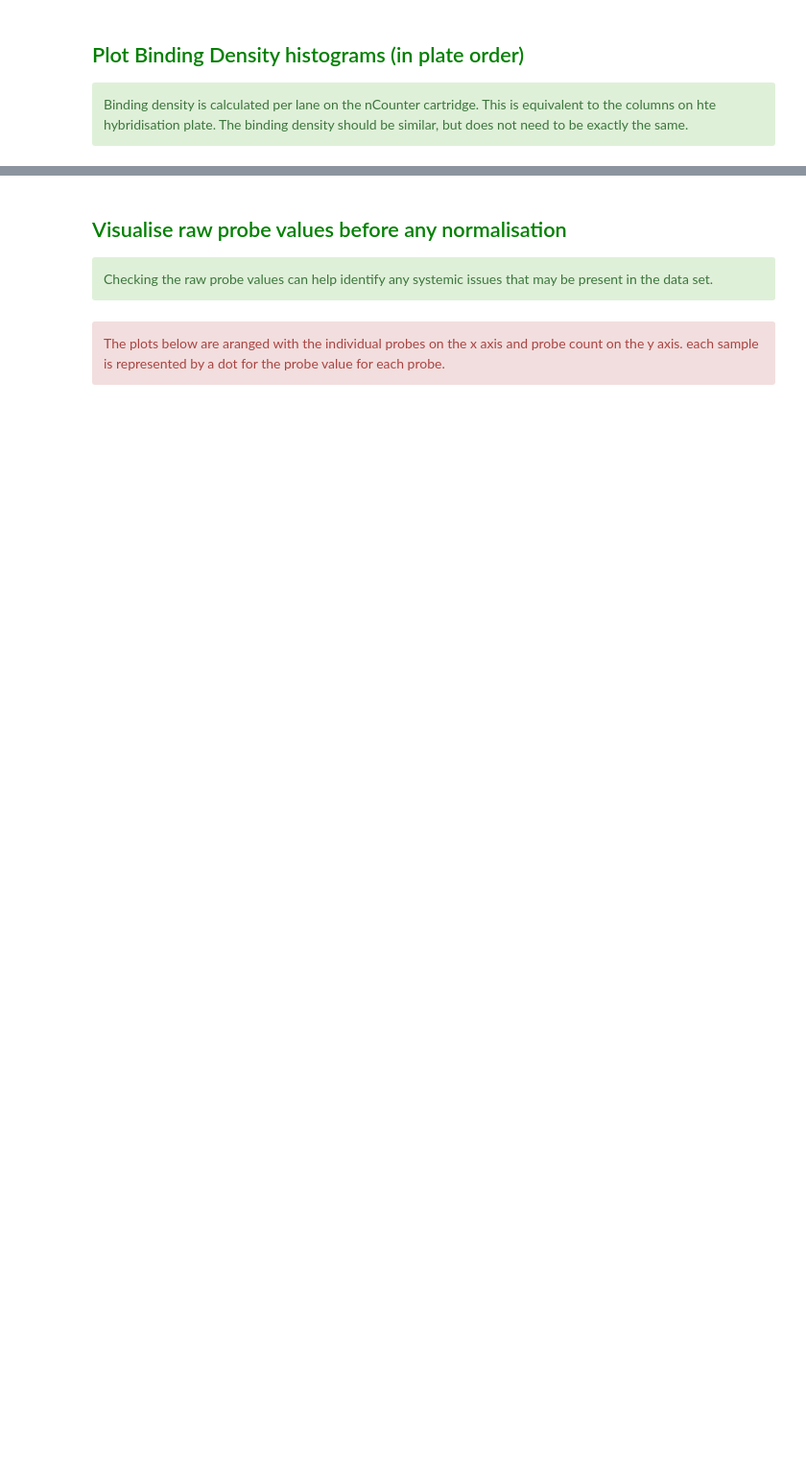
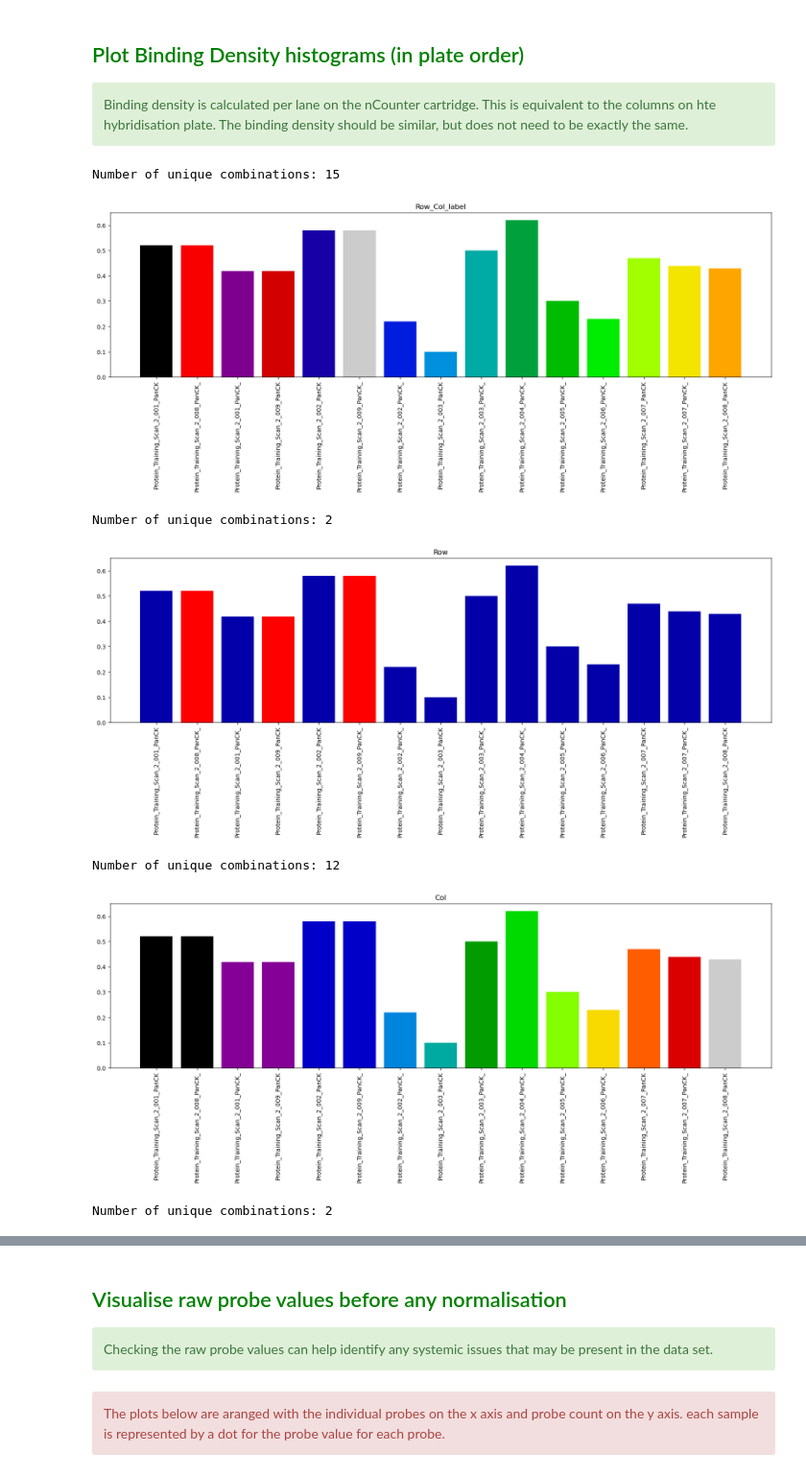
Before and after one commit to kyleupton/DSP_EDA_Protein, a Jupyter notebook: DSP_nCounter_Protein_QC_Git.ipynb, the cells around one changed output, grey strips where cells are left out. Shown at 96% size. Saved outputs shown, nothing was run; the diff lists cells and outputs as text; code cells hidden in the pictures; blank space fills up the shorter version.

```diff
--- a/DSP_nCounter_Protein_QC_Git.ipynb
+++ b/DSP_nCounter_Protein_QC_Git.ipynb
@@ -304,7 +304,7 @@ VBox(children=(Checkbox(value=False, description='Custom Segment Name'), Checkbo
 # if (len(configDict['selectedData']) == 0):
 for i in range(0, len(checkboxes)):
     if checkboxes[i].value == True:
-        if not ([checkboxes[i].description] in configDict['selectedData']): # TODO: Fix this! This should be stopping duplicate entries, but it's not!!
+        if not (checkboxes[i].description in configDict['selectedData']):
             configDict['selectedData'] = configDict['selectedData'] + [checkboxes[i].description]
 print('configDict[selectedData] :\t{}'.format(configDict['selectedData']))
 print('length : {}'.format(len(configDict['selectedData'])))
@@ -495,8 +499,16 @@ Binding density is calculated per lane on the nCounter cartridge. This is equiva
 # %%
 # generate binding density plots
 
-binding_density_plot(sampleInfo, selectedInfo, configDict['selectedData'])
+binding_density_plot(masterData.sampleInfo, selectedInfo, configDict['selectedData'])
 # binding_density_plot(sampleInfo, selectedInfo, 'Col')
 
 for s in selectedFactors:
-    binding_density_plot(sampleInfo, selectedInfo, s)
+    binding_density_plot(masterData.sampleInfo, selectedInfo, s)
+# %% [output]
+Number of unique combinations: 15
+[figure, added]
+Number of unique combinations: 2
+[figure, added]
+Number of unique combinations: 12
+[figure, added]
+Number of unique combinations: 2
```
Also changed, not shown: parts of 29 cells of this notebook, 1 other file.
